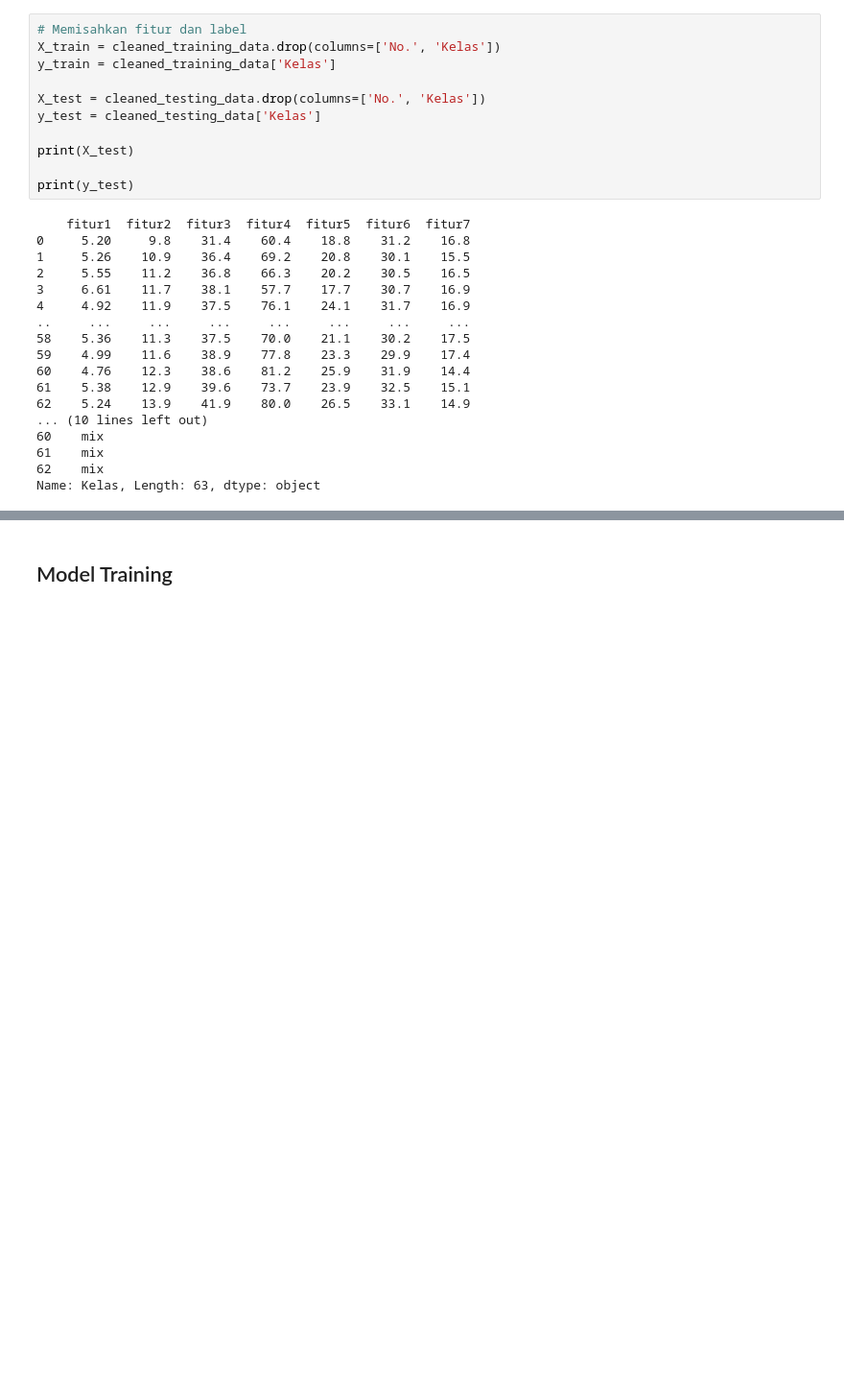
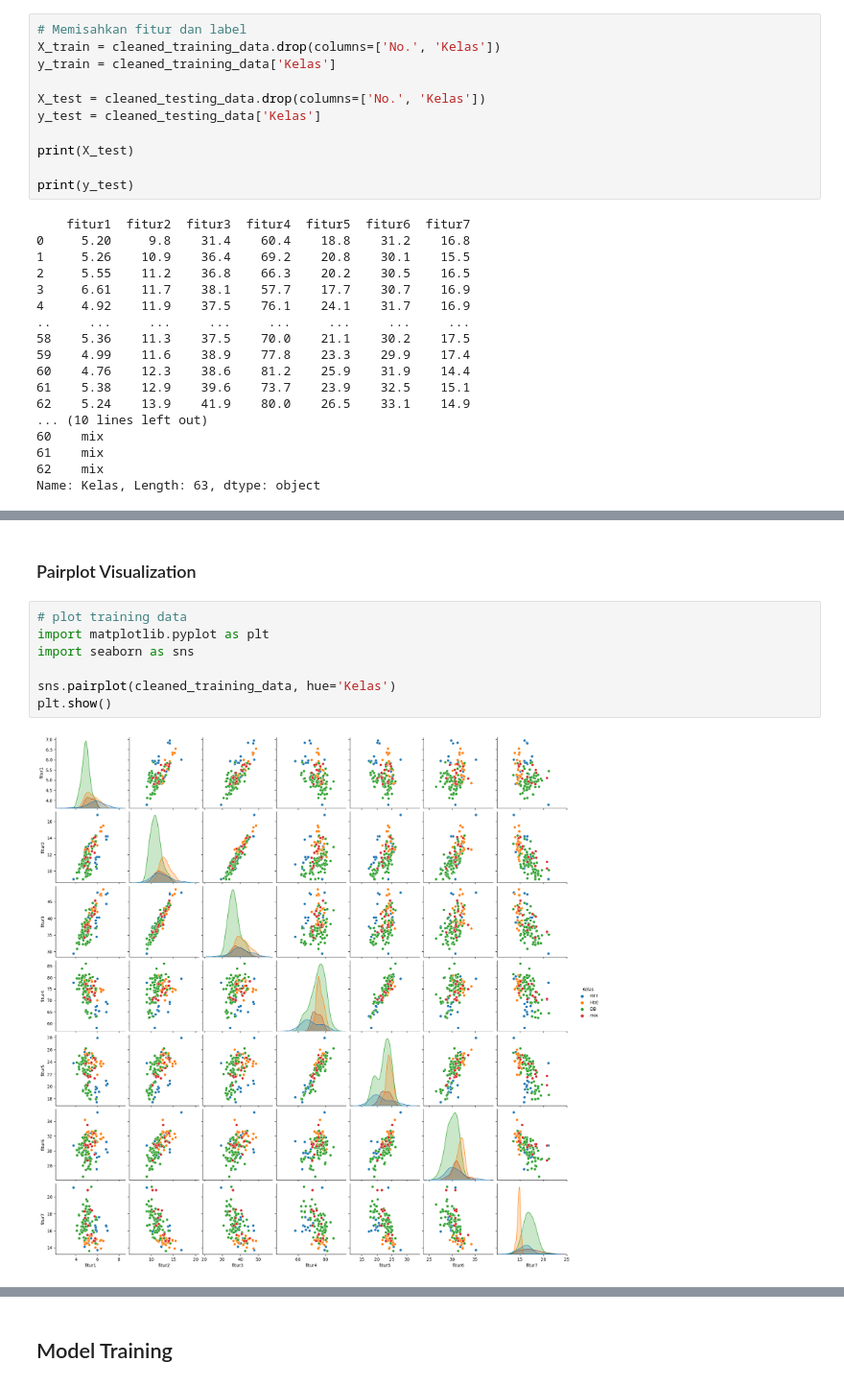
Before and after one commit to kopiademsigma/KNN-Classification, a Jupyter notebook: main.ipynb, the cells around one changed output, grey strips where cells are left out. Shown at 96% size. Drawn from its saved outputs; the diff is of its cells as text; blank space fills up the shorter version.

```diff
--- a/main.ipynb
+++ b/main.ipynb
@@ -84,0 +106,11 @@ Name: Kelas, Length: 63, dtype: object
+# %% [markdown]
+### Pairplot Visualization
+# %%
+# plot training data
+import matplotlib.pyplot as plt
+import seaborn as sns
+
+sns.pairplot(cleaned_training_data, hue='Kelas')
+plt.show()
+# %% [output]
+[figure, added]
```
Also changed, not shown: parts of 11 cells of this notebook.
